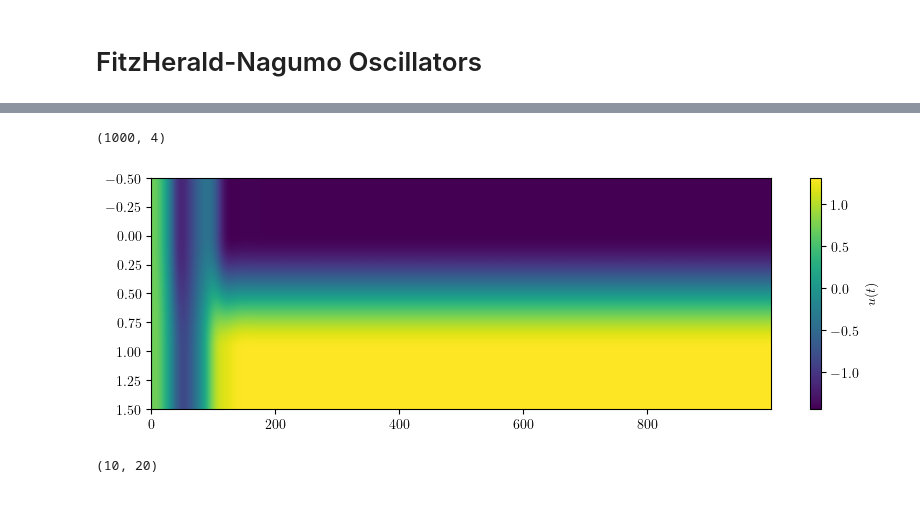
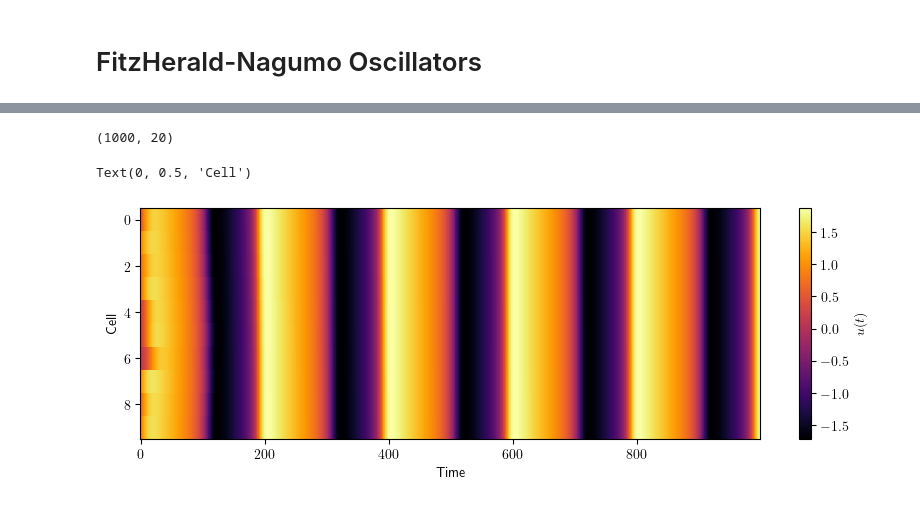
Before and after one commit to akshaysanjeevk/FHN-Relaxed-Oscillators, a Jupyter notebook: FHNs.ipynb, the cells around one changed output, grey strips where cells are left out. Saved outputs shown, nothing was run; the diff lists cells and outputs as text; code cells hidden in the pictures.

```diff
--- a/FHNs.ipynb
+++ b/FHNs.ipynb
@@ -6,20 +6,3 @@ import matplotlib.pyplot as plt
 import scipy.integrate as spy
 
 plt.rcParams['text.usetex'] = True
-# %%
-def FHN_String(state, t, eps, a, b, I, D):
-    N = len(state) // 2
-    u = state[:N]
-    v = state[N:]
-    dudt = np.zeros(N)
-    dvdt = np.zeros(N)
-    for i in range(N):
-        dudt[i] = u[i] - (u[i]**3) / 3 - v[i] + I
-        if i > 0 and i < N - 1:  # Internal nodes
-            dvdt[i] = eps * (u[i] + a - b * v[i]) + D * (v[i-1] + v[i+1] - 2 * v[i])
-        elif i == 0:  # Left boundary
-            dvdt[i] = eps * (u[i] + a - b * v[i]) + D * (v[1] - v[i])
-        elif i == N - 1:  # Right boundary
-            dvdt[i] = eps * (u[i] + a - b * v[i]) + D * (v[i-1] - v[i])
-
-    return np.concatenate([dudt, dvdt])
@@ -26,31 +39,29 @@ def FHN_String(state, t, eps, a, b, I, D):
 # %%
 
-eps = 1.08
-a = .1
-b = 0.8
-I = 0
+eps = .2  # Recovery rate
+a = .2      # Resting state
+b = 0.8     # Adaptation parameter
+I = .5     # External stimulus
 D = 1
-N = 2
+N = 10
 
-state0 = np.random.rand(2 * N)
+np.random.seed(42)
+state0 = np.random.uniform(0, 1, 2*N)
 
 t = np.linspace(0, 100, 1000)
 
 solution = spy.odeint(FHN_String, state0, t, args=(eps, a, b, I, D))
-
-u, v = solution[:, :N], solution[:, N:]
+solution2 = solution.T
+u, v = solution2[:N, :], solution2[N:,:]
 print(solution.shape)
 
 plt.figure(figsize=(10, 3))
-plt.imshow(u.T, aspect='auto', cmap='viridis')
+plt.imshow(u, aspect='auto', cmap='inferno', interpolation='nearest')
 cbar = plt.colorbar()
 cbar.set_label('$u(t)$')
-# plt.xlabel('Time')
-# plt.ylabel('Cell')
+plt.xlabel('Time')
+plt.ylabel('Cell')
 # %% [output]
-(1000, 4)
+(1000, 20)
+Text(0, 0.5, 'Cell')
-[figure, old version]
+[figure, new version]
-# %%
-u.shape
-# %% [output]
-(10, 20)
```
Also changed, not shown: parts of 7 cells of this notebook, 1 other file.
